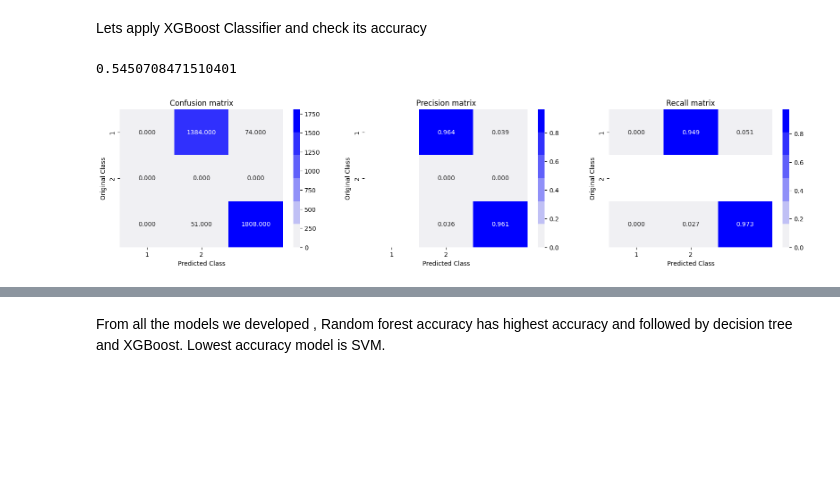
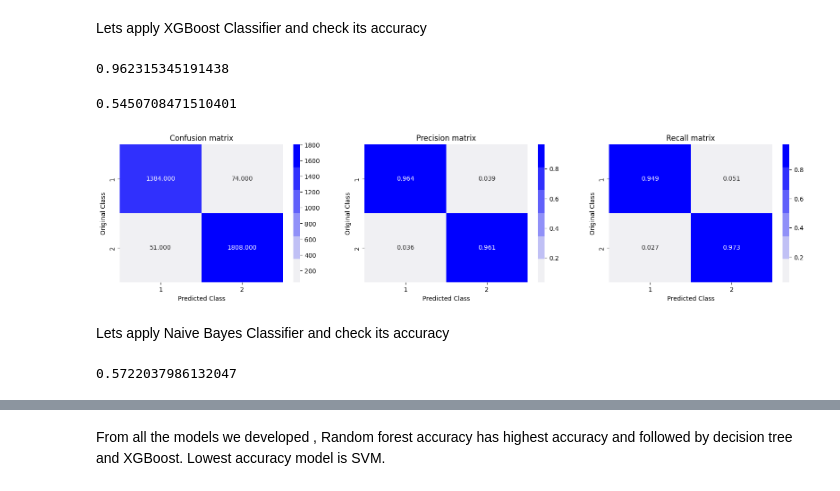
Before and after one commit to sabascodes/Data_mining, a Jupyter notebook: Data_mining_project.ipynb, the cells around one changed output, grey strips where cells are left out. Cells and saved outputs as stored; diff of their text form; code cells hidden in the pictures; blank space fills up the shorter version.

```diff
--- a/Data_mining_project.ipynb
+++ b/Data_mining_project.ipynb
@@ -327,11 +326,18 @@ xgb = XGBClassifier()
 model_7 = xgb.fit(train_X, train_Y_xgb)
 # %%
 xgb_predict=model_7.predict(test_X)
+# %%
+test_Y_xgb = np.where(test_Y == -1, 0, test_Y)
+accuracy_score(xgb_predict,test_Y_xgb)
+# %% [output]
+0.962315345191438
 # %%
 accuracy_score(xgb_predict,test_Y)
 # %% [output]
 0.5450708471510401
 # %%
-plot_confusion_matrix(test_Y, xgb_predict)
+plot_confusion_matrix(test_Y_xgb, xgb_predict)
 # %% [output]
-[figure, old version]
+[figure, new version]
+# %% [markdown]
+Lets apply Naive Bayes Classifier and check its accuracy
@@ -337,0 +351,4 @@ plot_confusion_matrix(test_Y, xgb_predict)
+# %%
+accuracy_score(gnp_predict,test_Y)
+# %% [output]
+0.5722037986132047
```
Also changed, not shown: parts of 11 cells of this notebook.
